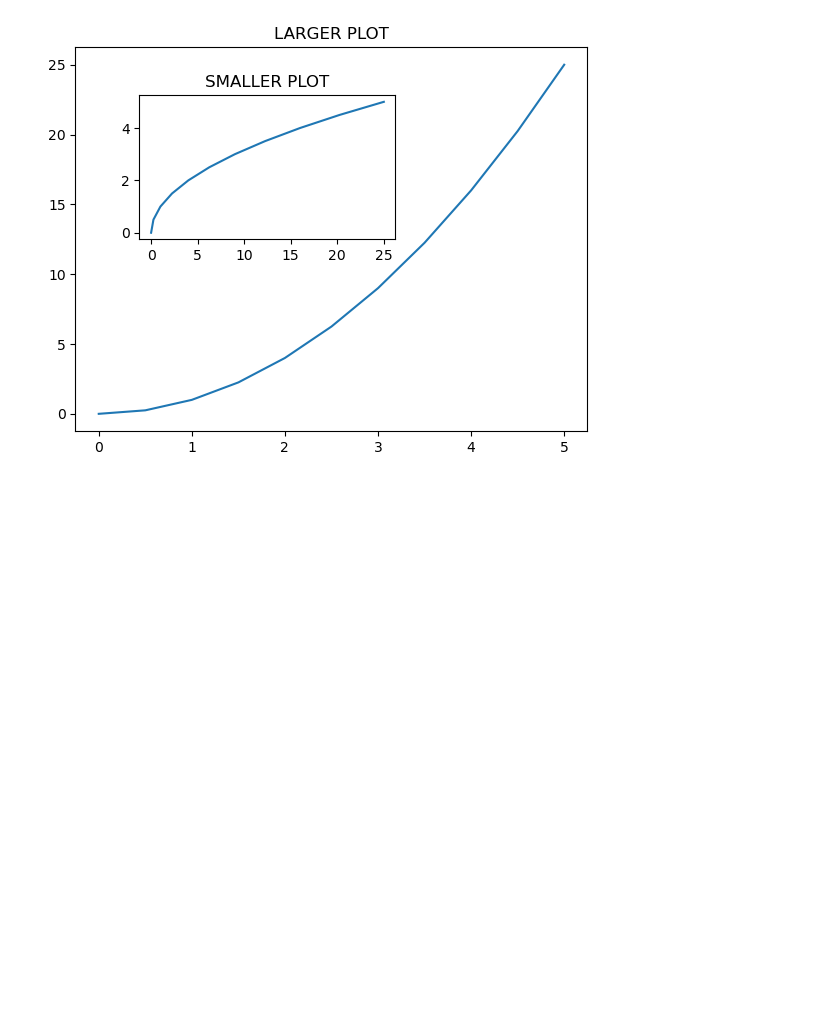
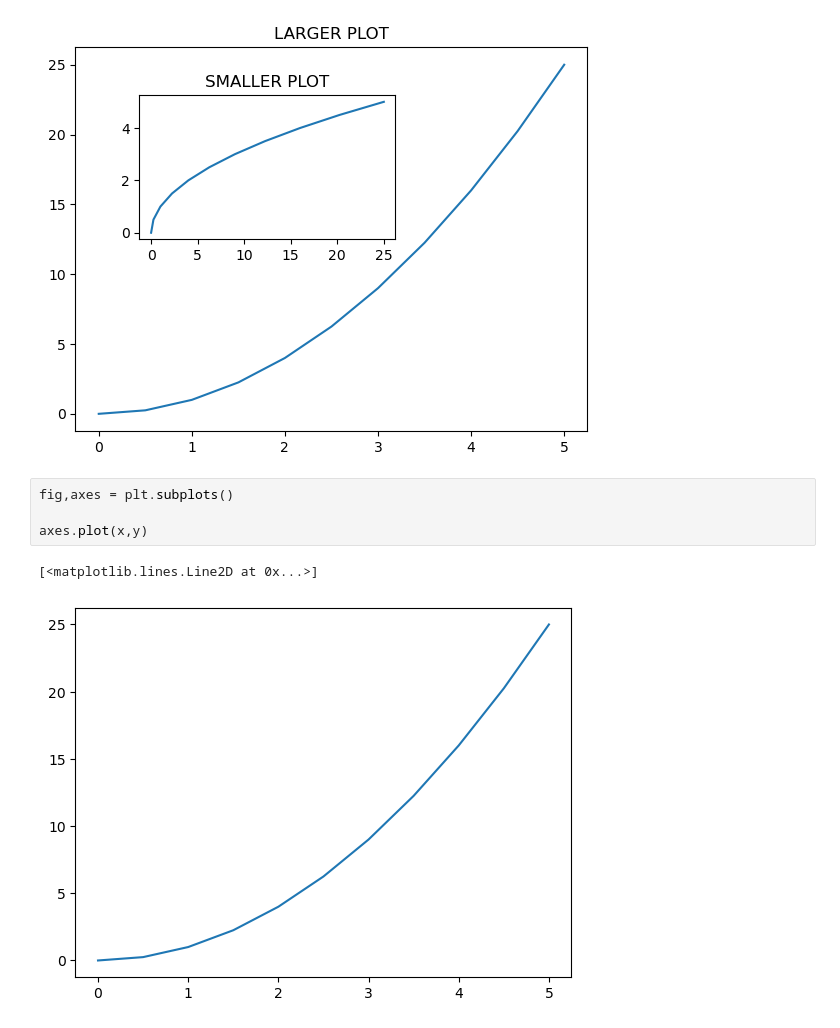
Before and after one commit to ferrpm/Python-DataScience-MachineLearning-Bootcamp, a Jupyter notebook: Matplotlib/Matplotlib.ipynb, the cells around one changed output. Cells and saved outputs as stored; diff of their text form; blank space fills up the shorter version.

Commit message:
wip: Matplotlib

```diff
--- a/Matplotlib/Matplotlib.ipynb
+++ b/Matplotlib/Matplotlib.ipynb
@@ -51,3 +51,10 @@ axes2.set_title('SMALLER PLOT')
 # %% [output]
 Text(0.5, 1.0, 'SMALLER PLOT')
 [figure]
+# %%
+fig,axes = plt.subplots()
+
+axes.plot(x,y)
+# %% [output]
+[<matplotlib.lines.Line2D at 0x...>]
+[figure, added]
```
Also changed, not shown: parts of 6 cells of this notebook.
